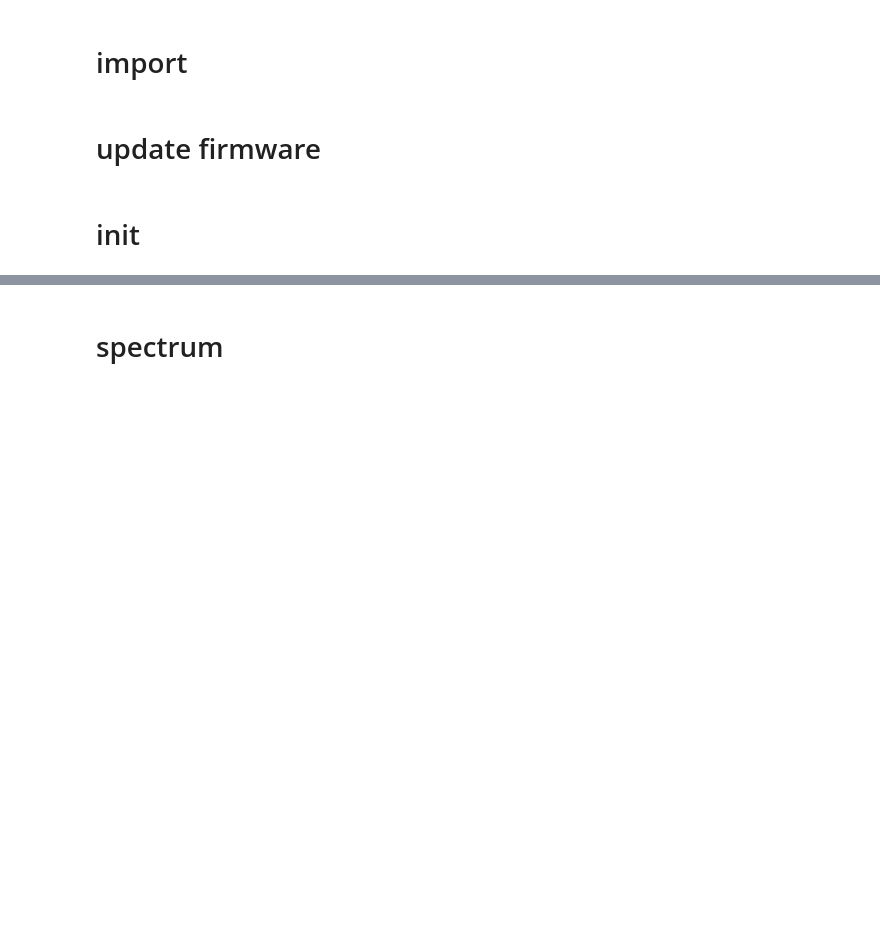
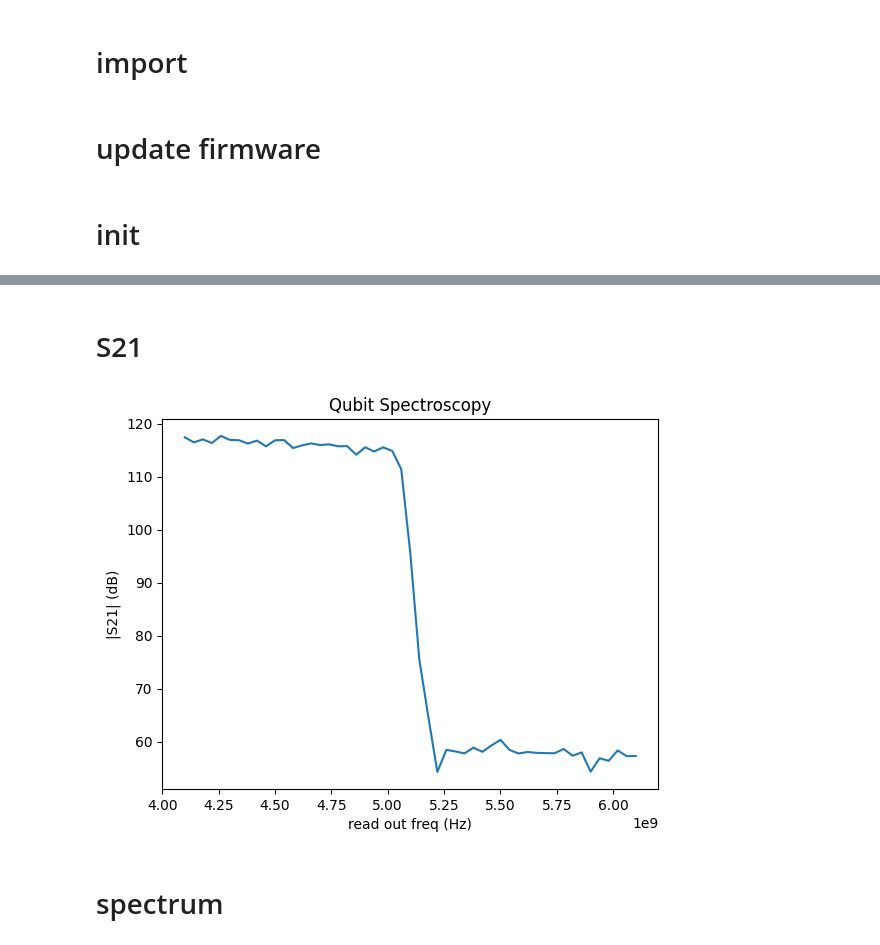
Before and after one commit to SJY0205/nslab, a Jupyter notebook: Program/NSWAVE_TEST_improve.ipynb, the cells around one changed output, grey strips where cells are left out. Drawn from its saved outputs; the diff is of its cells as text; code cells hidden in the pictures; blank space fills up the shorter version.

```diff
--- a/Program/NSWAVE_TEST_improve.ipynb
+++ b/Program/NSWAVE_TEST_improve.ipynb
@@ -70,2 +83,81 @@ System synchronization succeeded
+# %% [markdown]
+# S21
+# %%
+# ============================================================
+# Qubit Spectroscopy (XY frequency sweep, fixed long XY pulse)
+# ============================================================
+
+# ---- Hardware params ----
+probe_out_ch = 'S2-O1'    # Readout probe output  (DA srate = 8 GS/s)
+probe_in_ch  = 'S2-I1'    # Readout demod input   (AD srate = 4 GS/s)
+freq_reso  = 5.1e9        # Resonator probe IF
+
+# ---- Capture / shot params ----
+shots         = 1024
+period        = 500e-6
+cap_num       = 1
+
+# ---- Pulse params ----
+freq_rd         = freq_reso                                  # readout IF
+probe_delay     = 400e-9
+probe_width     = 2e-6
+probe_in_delay  = 100e-9
+
+# ---- Sweep range ----
+rd_freq_list = np.linspace(freq_rd - 1e9, freq_rd + 1e9, 51)
+
+# ---- nswave kernels ----
+@nw.kernel
+def program_probe_in(param: nw.Var):
+    nw.wait_for_trigger()
+    i: nw.Var
+    # param entry: [wait_time, capture_width, capture_delay, play_width]
+    for i in param:
+        nw.wait(i[0])
+        nw.capture(i[1], 0, 0)
+
+@nw.kernel
+def program_probe_out(freq:nw.Var, probe_width:nw.Var):
+    srate: nw.Var = 8e9
+    time_line: np.ndarray = np.linspace(0, probe_width, int(probe_width * srate), endpoint=False)
+    wave: np.ndarray = np.cos(2 * np.pi * time_line * freq)
+
+    frame_0: nw.Frame = nw.init_frame(0, 0.5*np.pi)
+    envelope_1: nw.Envelope = nw.ins_envelope(wave)
+    nw.wait_for_trigger()
+    nw.play_wave(envelope_1, 1, 0, 0)
+    return nw.Kernel
+
+# ---- Device base setup ----
+device.set("CaptureMode", 0)
+device.set('Shot', int(shots))
+qsync.set('Shot', int(shots))
+device.set('Output', 1, z_ch)
+
+device.set('ProgramINSrc', program_probe_in([
+    [probe_in_delay, probe_width, 0, 0],
+] * cap_num), probe_in_ch)
+
+# ---- Frequency sweep ----
+s21_db_list = []
+for freq in tqdm(rd_freq_list, desc='readout'):
+    device.set('FreqList', [freq], probe_in_ch)
+    device.set('ProgramOUTSrc',
+               program_probe_out(freq, probe_width),
+               probe_out_ch)
+    device.set('StartCapture')
+    qsync.set('GenerateTrig', period)
+    data = device.get('IQ', probe_in_ch, round(shots * cap_num))
+    cap1 = data[0, 0::cap_num]
+    s21_db_list.append(20 * np.log10(abs(cap1.mean(axis=0))))
+
+plt.figure()
+plt.plot(rd_freq_list, np.array(s21_db_list))
+plt.xlabel('read out freq (Hz)')
+plt.ylabel('|S21| (dB)')
+plt.title('Qubit Spectroscopy')
+plt.show()
+# %% [output]
+[figure, added]
 # %% [markdown]
 # spectrum
```
Also changed, not shown: parts of 35 cells of this notebook, 4 other files.
